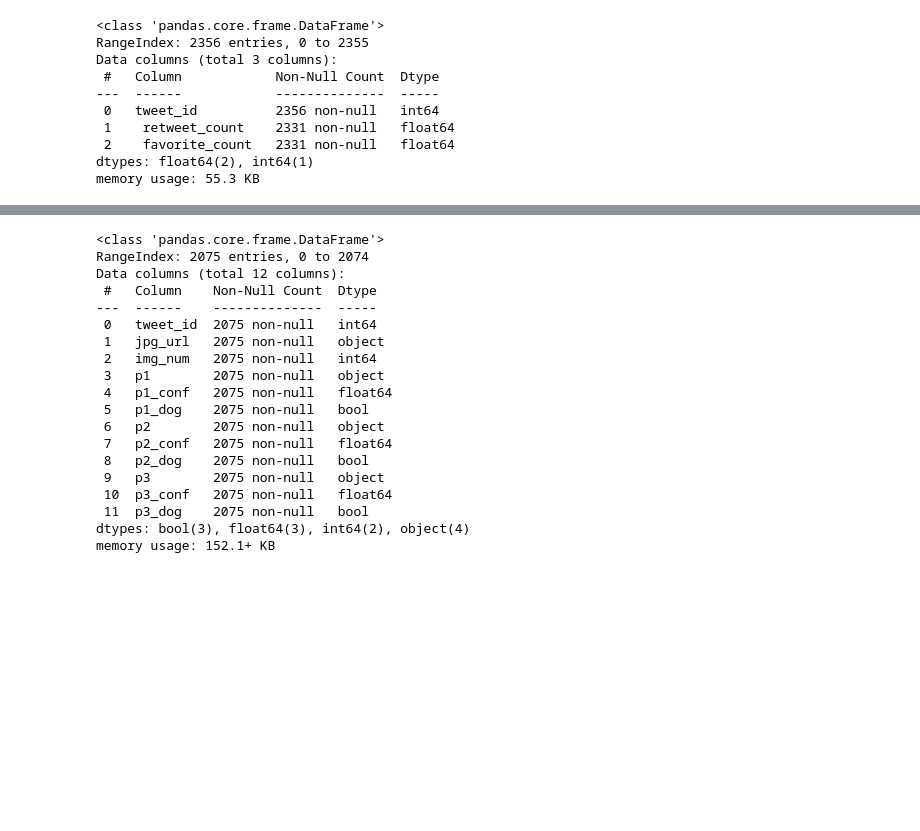
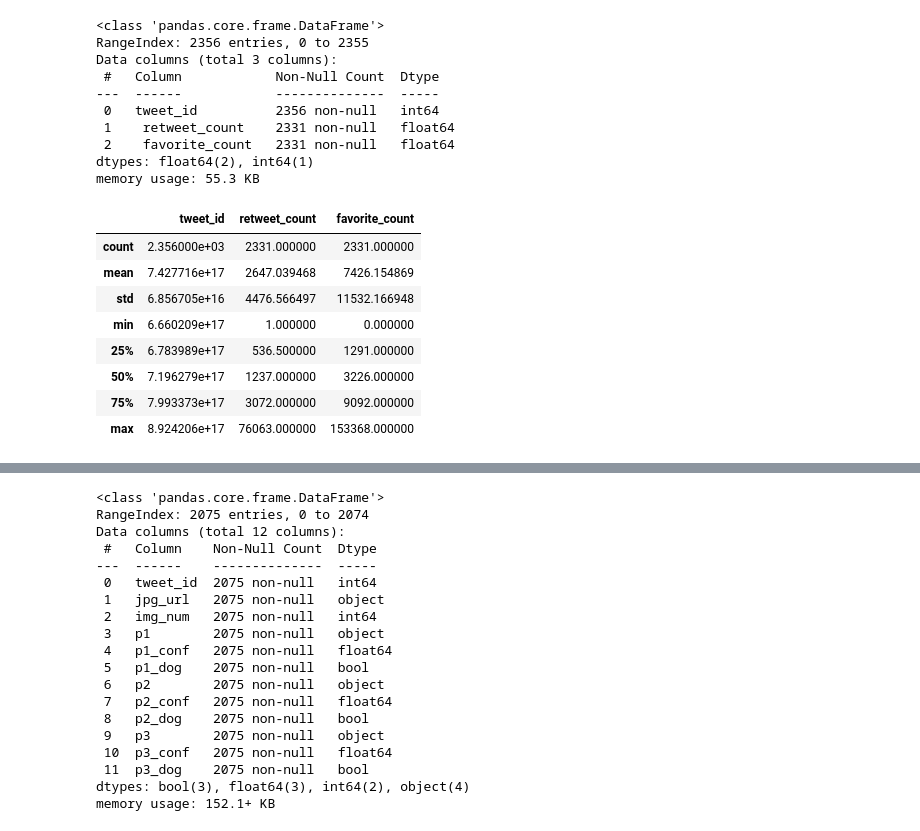
Before and after one commit to ChrisShuttle/Udacity_DAND_Project4_DataWrangling, a Jupyter notebook: project4_twitter_data_wrangling_and_analysis.ipynb, the cells around one changed output, grey strips where cells are left out. Saved outputs shown, nothing was run; the diff lists cells and outputs as text; code cells hidden in the pictures; blank space fills up the shorter version.

```diff
--- a/project4_twitter_data_wrangling_and_analysis.ipynb
+++ b/project4_twitter_data_wrangling_and_analysis.ipynb
@@ -415,3 +426,15 @@ Data columns (total 3 columns):
  2    favorite_count   2331 non-null   float64
 dtypes: float64(2), int64(1)
 memory usage: 55.3 KB
+# %%
+df_tapi.describe()
+# %% [output]
+|  | tweet_id | retweet_count | favorite_count |
+| count | 2.356000e+03 | 2331.000000 | 2331.000000 |
+| mean | 7.427716e+17 | 2647.039468 | 7426.154869 |
+| std | 6.856705e+16 | 4476.566497 | 11532.166948 |
+| min | 6.660209e+17 | 1.000000 | 0.000000 |
+| 25% | 6.783989e+17 | 536.500000 | 1291.000000 |
+| 50% | 7.196279e+17 | 1237.000000 | 3226.000000 |
+| 75% | 7.993373e+17 | 3072.000000 | 9092.000000 |
+| max | 8.924206e+17 | 76063.000000 | 153368.000000 |
```
Also changed, not shown: parts of 33 cells of this notebook.
